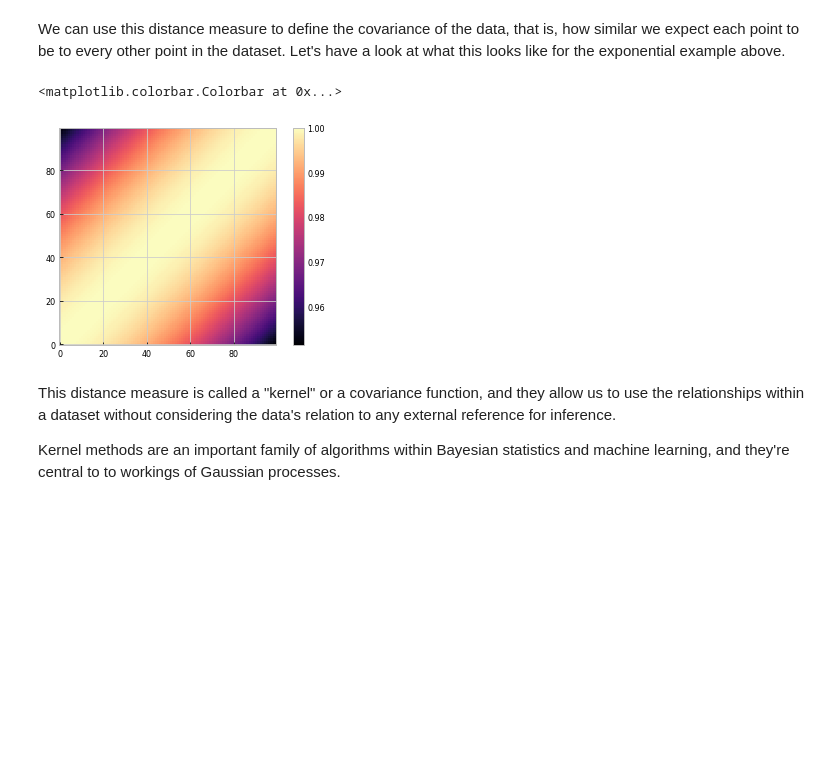
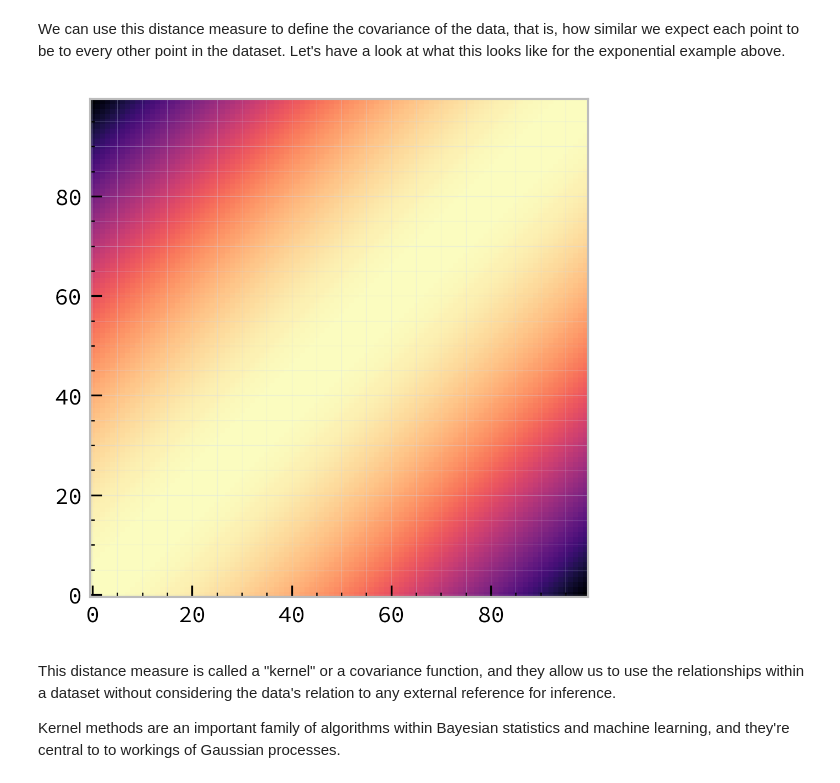
Before and after one commit to transientlunatic/gp-tutorial, a Jupyter notebook: chapters/2. Covariance Functions and Feature Space.ipynb, the cells around one changed output. Drawn from its saved outputs; the diff is of its cells as text; code cells hidden in the pictures; blank space fills up the shorter version.

```diff
--- a/chapters/2. Covariance Functions and Feature Space.ipynb
+++ b/chapters/2. Covariance Functions and Feature Space.ipynb
@@ -15,5 +15,8 @@ from pymc3 import  *
 
 import numpy as np
 import matplotlib.pyplot as plt
+
+import plotting
+plt.style.use(plotting.blueprint)
 # %%
 size = 200
@@ -59,7 +60,7 @@ plt.plot(mapping(x), y)
 # %% [markdown]
 Well, there's been some change, but it's not really helping a lot. Looking at the expression for $\phi$, however, we notice that there's a $\sigma$ term. This lets us _tune_ our kernel. Let's have a look at what happens when we try different values of $\sigma$.
 # %%
-f, ax = plt.subplots(10,1, figsize=(4,12));
+f, ax = plt.subplots(10,1, figsize=(6,12), dpi=300, sharex=True);
 
 for i in range(10):
     ax[i].plot(mapping(x, length_scale = 1-(0.1*i)), y)
@@ -94,11 +95,10 @@ for i, xd in enumerate(x):
     for j, yd in enumerate(x):
         K[i,j] = exponential_squared(xd,yd,0.1)
 # %%
-plt.imshow(K, cmap="magma", origin="lower")
-plt.colorbar()
+f, ax = plt.subplots(1,1, dpi=300)
+ax.imshow(K, cmap="magma", origin="lower");
 # %% [output]
-<matplotlib.colorbar.Colorbar at 0x...>
-[figure, old version]
+[figure, new version]
 # %% [markdown]
 This distance measure is called a "kernel" or a covariance function, and they allow us to use the relationships within a dataset without considering the data's relation to any external reference for inference.
 
```
Also changed, not shown: parts of 5 cells of this notebook, 4 other files.
